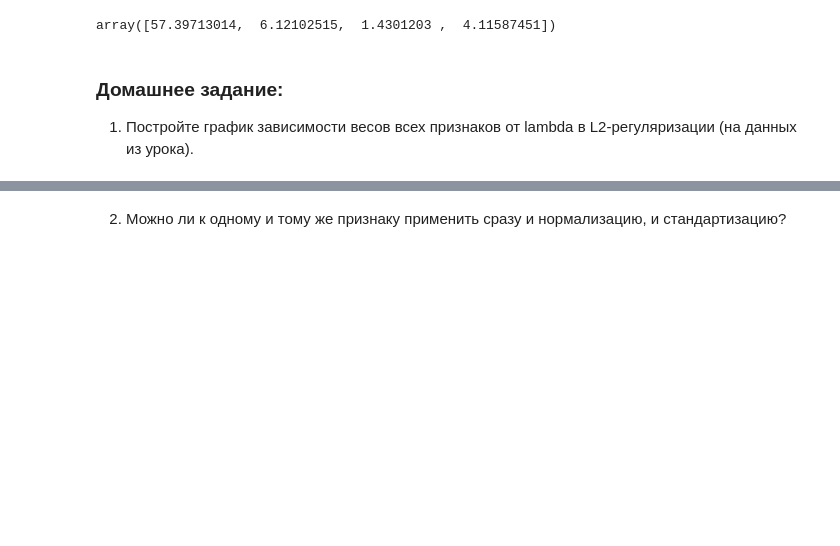
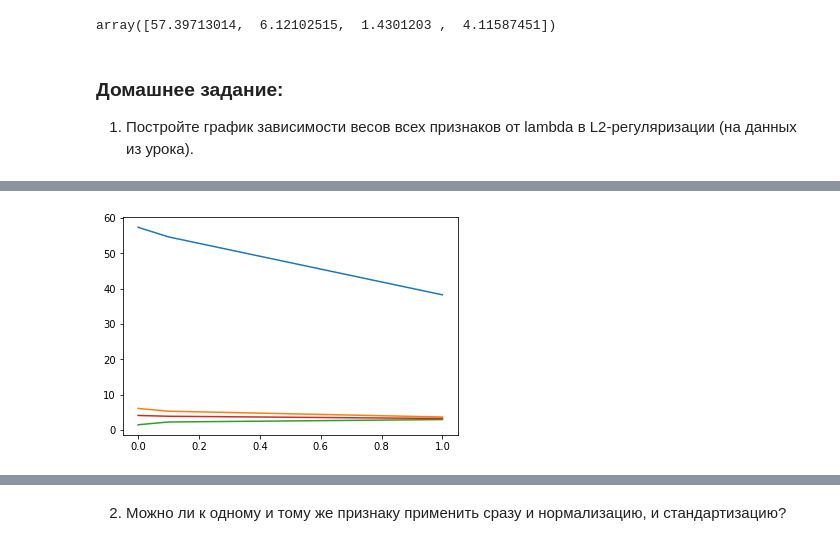
Before and after one commit to mikhachev/algorithms, a Jupyter notebook: data_analyse/hw2.ipynb, the cells around one changed output, grey strips where cells are left out. Cells and saved outputs as stored; diff of their text form; code cells hidden in the pictures; blank space fills up the shorter version.

```diff
--- a/data_analyse/hw2.ipynb
+++ b/data_analyse/hw2.ipynb
@@ -235,0 +186,15 @@ print(w1)
+# %%
+la = np.logspace (-10, 0, 11)
+print(la)
+weights = []
+w1 = []
+w2 = []
+w3 = []
+w4 = []
+i = 0
+for lmbd in la:
+    weights.append(eval_model_reg2(X_st, y, iterations=5000, alpha=1e-2, lambda_=lmbd))
+
+w_arr = np.array(weights)
+
+print(w1)
@@ -236,3 +219,9 @@ print(w1)
+# %%
+for i in range(len(w_arr[0])):
+    plt.plot(la, w_arr[:, i])
+plt.show()
+# %% [output]
+[figure, added]
 # %%
 pwr = [1, 2, 3, 4, 5, 6, 7, 8, 9]
 # Plot
```
Also changed, not shown: parts of 16 cells of this notebook.
